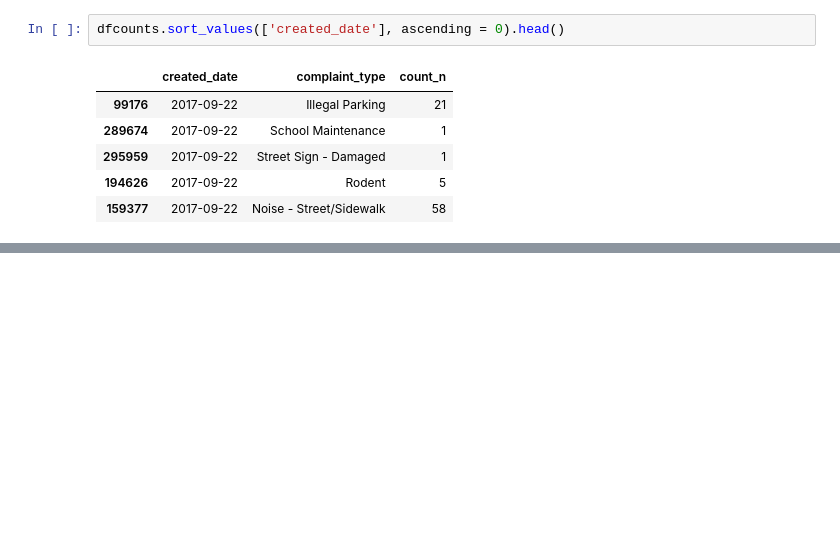
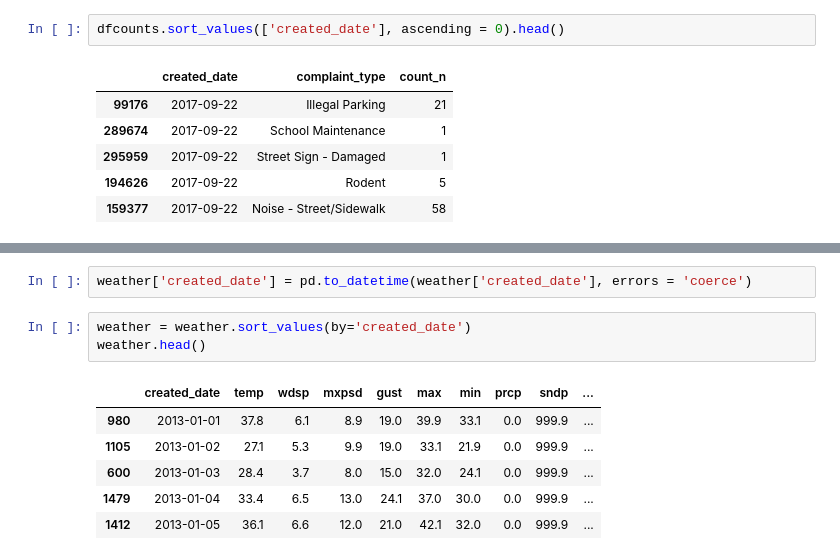
Before and after one commit to stephgline/open_data_challenge, a Jupyter notebook: test_notebook.ipynb, the cells around one changed output, grey strips where cells are left out. Saved outputs shown, nothing was run; the diff lists cells and outputs as text; blank space fills up the shorter version.

```diff
--- a/test_notebook.ipynb
+++ b/test_notebook.ipynb
@@ -73,0 +111,12 @@ dfcounts.sort_values(['created_date'], ascending = 0).head()
+# %%
+weather['created_date'] = pd.to_datetime(weather['created_date'], errors = 'coerce')
+# %%
+weather = weather.sort_values(by='created_date')
+weather.head()
+# %% [output]
+|  | created_date | temp | wdsp | mxpsd | gust | max | min | prcp | sndp | ... |
+| 980 | 2013-01-01 | 37.8 | 6.1 | 8.9 | 19.0 | 39.9 | 33.1 | 0.0 | 999.9 | ... |
+| 1105 | 2013-01-02 | 27.1 | 5.3 | 9.9 | 19.0 | 33.1 | 21.9 | 0.0 | 999.9 | ... |
+| 600 | 2013-01-03 | 28.4 | 3.7 | 8.0 | 15.0 | 32.0 | 24.1 | 0.0 | 999.9 | ... |
+| 1479 | 2013-01-04 | 33.4 | 6.5 | 13.0 | 24.1 | 37.0 | 30.0 | 0.0 | 999.9 | ... |
+| 1412 | 2013-01-05 | 36.1 | 6.6 | 12.0 | 21.0 | 42.1 | 32.0 | 0.0 | 999.9 | ... |
```
Also changed, not shown: parts of 11 cells of this notebook, 1 other file.
